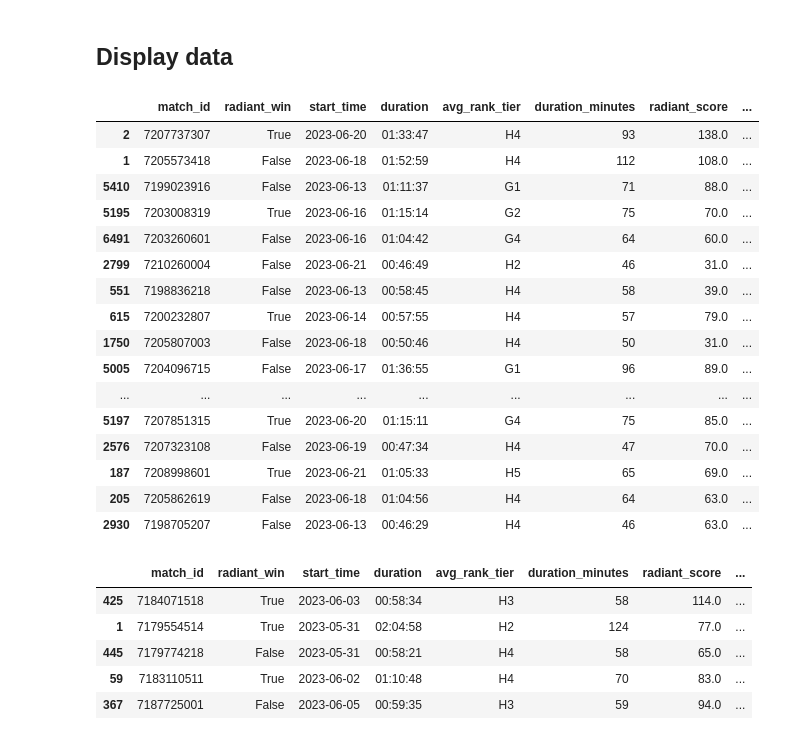
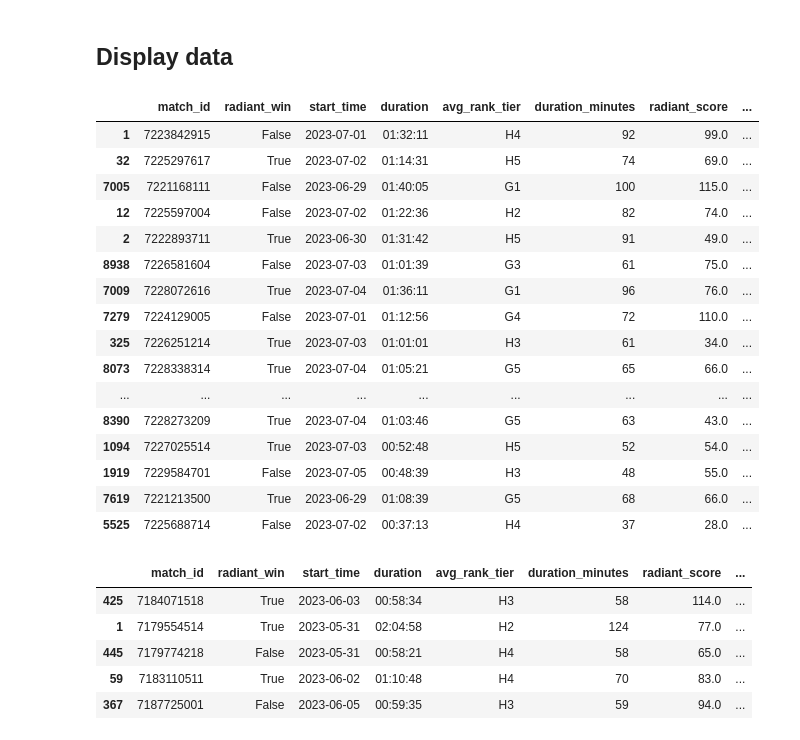
Before and after one commit to bil-lekid/HeraldReplayGet, a Jupyter notebook: main.ipynb, the cells around one changed output. Cells and saved outputs as stored; diff of their text form; code cells hidden in the pictures.

```diff
--- a/main.ipynb
+++ b/main.ipynb
@@ -628,7 +599,7 @@ winsound.Beep(500, 1000)
 # %% [markdown]
 ## Display data
 # %%
-display_df_edit = pd.read_csv('herald_replay.csv')
+# display_df_edit = pd.read_csv('herald_replay.csv')
 # display_df_edit = display_df_edit[display_df_edit['comeback'] == True]
 column_list = [
     "match_id",
@@ -644,50 +615,50 @@ column_list = [
     "max_kill_dif",
     "kills_per_minute",
     "comeback",
     "analysisOutcome",
     'goldSwing',
     'absGoldSwing',
     "topLaneOutcome",
     "midLaneOutcome",
     "bottomLaneOutcome",
     "HK",
     "player_HK",
     "item_HK",
     "HD",
     "player_HD",
     "item_HD",
     "HLH",
     "HDeny",
     "HGPM",
     "HXPM",
     "abs_kill_dif",
 ]
 
 condition = display_df_edit["match_id"].notnull()
-# condition = display_df_edit['analysisOutcome'] == 'COMEBACK'
+condition = display_df_edit['analysisOutcome'] == 'COMEBACK'
 pretty_print(
     display_df_edit.loc[condition, column_list]
     .sort_values(by=["HK"], ascending=[False])
     .head(100)
 )
 # %% [output]
 |  | match_id | radiant_win | start_time | duration | avg_rank_tier | duration_minutes | radiant_score | ... |
-| 2 | 7207737307 | True | 2023-06-20 | 01:33:47 | H4 | 93 | 138.0 | ... |
-| 1 | 7205573418 | False | 2023-06-18 | 01:52:59 | H4 | 112 | 108.0 | ... |
-| 5410 | 7199023916 | False | 2023-06-13 | 01:11:37 | G1 | 71 | 88.0 | ... |
-| 5195 | 7203008319 | True | 2023-06-16 | 01:15:14 | G2 | 75 | 70.0 | ... |
-| 6491 | 7203260601 | False | 2023-06-16 | 01:04:42 | G4 | 64 | 60.0 | ... |
-| 2799 | 7210260004 | False | 2023-06-21 | 00:46:49 | H2 | 46 | 31.0 | ... |
-| 551 | 7198836218 | False | 2023-06-13 | 00:58:45 | H4 | 58 | 39.0 | ... |
-| 615 | 7200232807 | True | 2023-06-14 | 00:57:55 | H4 | 57 | 79.0 | ... |
-| 1750 | 7205807003 | False | 2023-06-18 | 00:50:46 | H4 | 50 | 31.0 | ... |
-| 5005 | 7204096715 | False | 2023-06-17 | 01:36:55 | G1 | 96 | 89.0 | ... |
+| 1 | 7223842915 | False | 2023-07-01 | 01:32:11 | H4 | 92 | 99.0 | ... |
+| 32 | 7225297617 | True | 2023-07-02 | 01:14:31 | H5 | 74 | 69.0 | ... |
+| 7005 | 7221168111 | False | 2023-06-29 | 01:40:05 | G1 | 100 | 115.0 | ... |
+| 12 | 7225597004 | False | 2023-07-02 | 01:22:36 | H2 | 82 | 74.0 | ... |
+| 2 | 7222893711 | True | 2023-06-30 | 01:31:42 | H5 | 91 | 49.0 | ... |
+| 8938 | 7226581604 | False | 2023-07-03 | 01:01:39 | G3 | 61 | 75.0 | ... |
+| 7009 | 7228072616 | True | 2023-07-04 | 01:36:11 | G1 | 96 | 76.0 | ... |
+| 7279 | 7224129005 | False | 2023-07-01 | 01:12:56 | G4 | 72 | 110.0 | ... |
+| 325 | 7226251214 | True | 2023-07-03 | 01:01:01 | H3 | 61 | 34.0 | ... |
+| 8073 | 7228338314 | True | 2023-07-04 | 01:05:21 | G5 | 65 | 66.0 | ... |
 | ... | ... | ... | ... | ... | ... | ... | ... | ... |
-| 5197 | 7207851315 | True | 2023-06-20 | 01:15:11 | G4 | 75 | 85.0 | ... |
-| 2576 | 7207323108 | False | 2023-06-19 | 00:47:34 | H4 | 47 | 70.0 | ... |
-| 187 | 7208998601 | True | 2023-06-21 | 01:05:33 | H5 | 65 | 69.0 | ... |
-| 205 | 7205862619 | False | 2023-06-18 | 01:04:56 | H4 | 64 | 63.0 | ... |
-| 2930 | 7198705207 | False | 2023-06-13 | 00:46:29 | H4 | 46 | 63.0 | ... |
+| 8390 | 7228273209 | True | 2023-07-04 | 01:03:46 | G5 | 63 | 43.0 | ... |
+| 1094 | 7227025514 | True | 2023-07-03 | 00:52:48 | H5 | 52 | 54.0 | ... |
+| 1919 | 7229584701 | False | 2023-07-05 | 00:48:39 | H3 | 48 | 55.0 | ... |
+| 7619 | 7221213500 | True | 2023-06-29 | 01:08:39 | G5 | 68 | 66.0 | ... |
+| 5525 | 7225688714 | False | 2023-07-02 | 00:37:13 | H4 | 37 | 28.0 | ... |
 # %%
 df_csv = pd.read_csv('herald_replay_Jun_7.csv')
 # df_csv = df_csv[df_csv['comeback'] == True]
```
Also changed, not shown: parts of 7 cells of this notebook, 2 other files.
